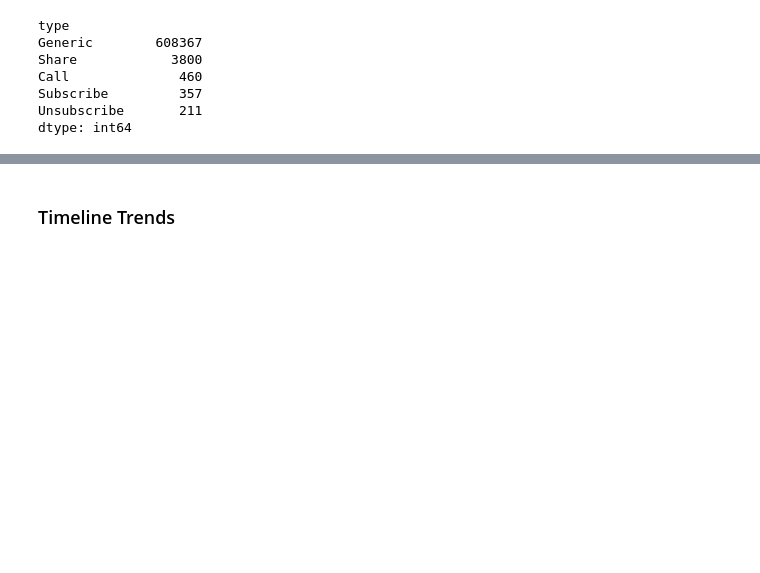
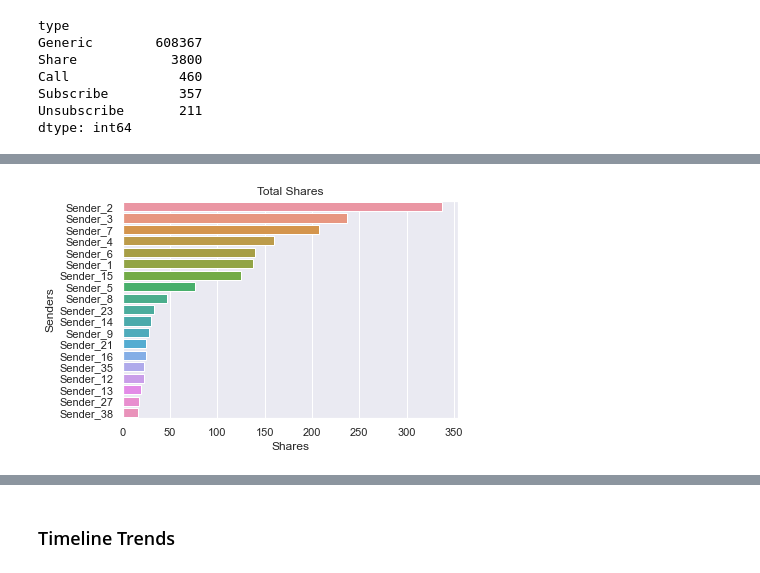
Before and after one commit to aliya-zee/facebook-analytics, a Jupyter notebook: Facebook Analytics.ipynb, the cells around one changed output, grey strips where cells are left out. Cells and saved outputs as stored; diff of their text form; code cells hidden in the pictures; blank space fills up the shorter version.

```diff
--- a/Facebook Analytics.ipynb
+++ b/Facebook Analytics.ipynb
@@ -208,3 +206,11 @@ g.set(title = 'Total Messages', ylabel = 'Messages')
+# %%
+graph_data = data.copy()[data['type'] == 'Share']
+graph_data = graph_data.groupby(['sender_name_code'])['content'].count().sort_values(ascending = False).reset_index()[1:20]
+
+g = sns.barplot(data = graph_data, y = 'sender_name_code', x = 'content')
+g = g.set(title = 'Total Shares', ylabel = 'Senders', xlabel = "Shares")
+# %% [output]
+[figure, added]
 # %%
 graph_data = data.copy()[data['type'] == 'Call']
 graph_data = graph_data[graph_data['sender_name'].isin(top5_friends)]
```
Also changed, not shown: parts of 35 cells of this notebook.
